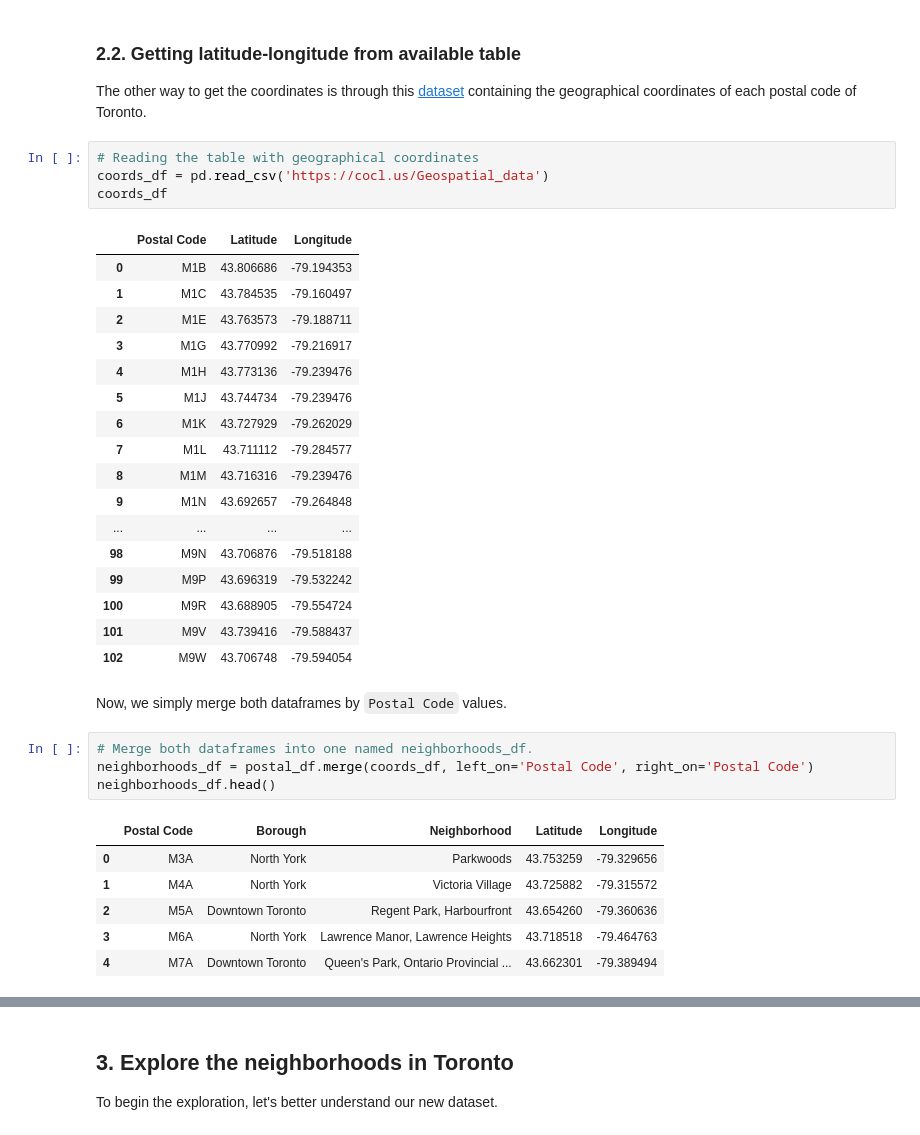
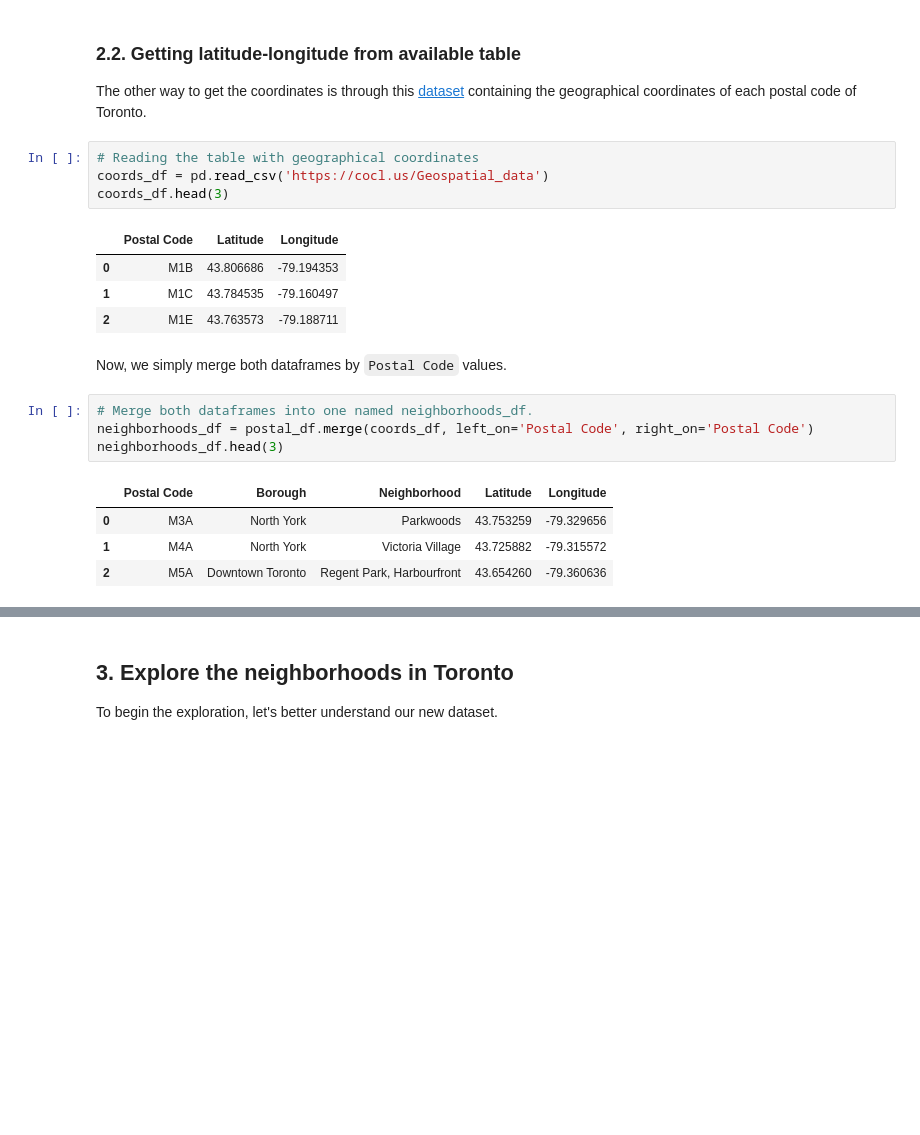
Before and after one commit to horitahiroshi/Coursera_Capstone, a Jupyter notebook: Week3/Toronto_neighborhoods.ipynb, the cells around one changed output, grey strips where cells are left out. Saved outputs shown, nothing was run; the diff lists cells and outputs as text; blank space fills up the shorter version.

```diff
--- a/Week3/Toronto_neighborhoods.ipynb
+++ b/Week3/Toronto_neighborhoods.ipynb
@@ -151,38 +147,23 @@ The other way to get the coordinates is through this [dataset](https://cocl.us/G
 # %%
 # Reading the table with geographical coordinates
 coords_df = pd.read_csv('https://cocl.us/Geospatial_data')
-coords_df
+coords_df.head(3)
 # %% [output]
 |  | Postal Code | Latitude | Longitude |
 | 0 | M1B | 43.806686 | -79.194353 |
 | 1 | M1C | 43.784535 | -79.160497 |
 | 2 | M1E | 43.763573 | -79.188711 |
-| 3 | M1G | 43.770992 | -79.216917 |
-| 4 | M1H | 43.773136 | -79.239476 |
-| 5 | M1J | 43.744734 | -79.239476 |
-| 6 | M1K | 43.727929 | -79.262029 |
-| 7 | M1L | 43.711112 | -79.284577 |
-| 8 | M1M | 43.716316 | -79.239476 |
-| 9 | M1N | 43.692657 | -79.264848 |
-| ... | ... | ... | ... |
-| 98 | M9N | 43.706876 | -79.518188 |
-| 99 | M9P | 43.696319 | -79.532242 |
-| 100 | M9R | 43.688905 | -79.554724 |
-| 101 | M9V | 43.739416 | -79.588437 |
-| 102 | M9W | 43.706748 | -79.594054 |
 # %% [markdown]
 Now, we simply merge both dataframes by `Postal Code` values.
 # %%
 # Merge both dataframes into one named neighborhoods_df.
 neighborhoods_df = postal_df.merge(coords_df, left_on='Postal Code', right_on='Postal Code')
-neighborhoods_df.head()
+neighborhoods_df.head(3)
 # %% [output]
 |  | Postal Code | Borough | Neighborhood | Latitude | Longitude |
 | 0 | M3A | North York | Parkwoods | 43.753259 | -79.329656 |
 | 1 | M4A | North York | Victoria Village | 43.725882 | -79.315572 |
 | 2 | M5A | Downtown Toronto | Regent Park, Harbourfront | 43.654260 | -79.360636 |
-| 3 | M6A | North York | Lawrence Manor, Lawrence Heights | 43.718518 | -79.464763 |
-| 4 | M7A | Downtown Toronto | Queen's Park, Ontario Provincial ... | 43.662301 | -79.389494 |
 # %% [markdown]
 <a id='item3'></a>
 # %% [markdown]
```
Also changed, not shown: parts of 11 cells of this notebook.
